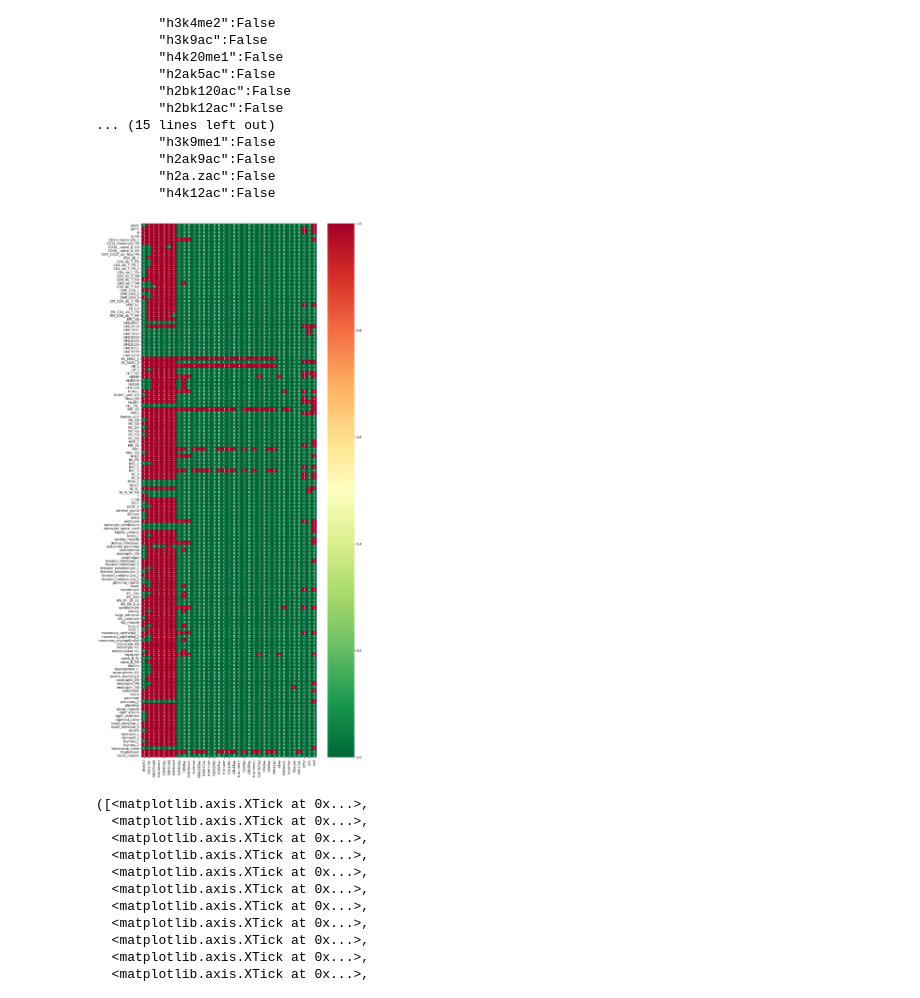
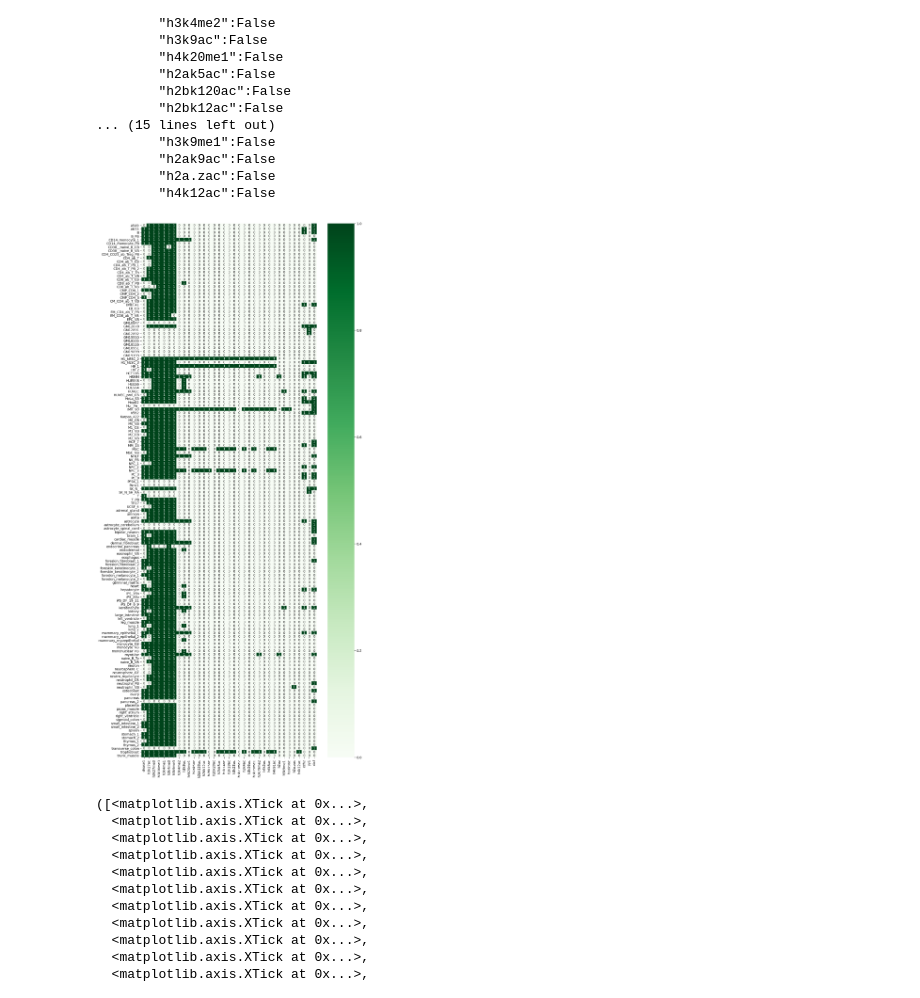
Before and after one commit to Cold7/explore-ensembl-regulatory-data, a Jupyter notebook: explore_ensembl101_data.ipynb, the cells around one changed output. Cells and saved outputs as stored; diff of their text form; code cells hidden in the pictures.

```diff
--- a/explore_ensembl101_data.ipynb
+++ b/explore_ensembl101_data.ipynb
@@ -132,19 +132,19 @@ df2.to_csv("data_ensembl.tsv", sep="\t")
 # %%
 import seaborn as sns
 import matplotlib.pyplot as plt
 %matplotlib inline
 
 
 
 factor = 2
 fig, ax = plt.subplots(1, 1, figsize = (4*3, 3*10), dpi = 100)
 
-sns.heatmap(df2, cmap='RdYlGn_r', annot=True, ax = ax)
+sns.heatmap(df2, cmap='Greens', annot=True, ax = ax)
 # fig = sns_plot.get_figure()
 # fig.savefig("output.svg",  format='svg', dpi=1200, bbox_to_anchor = 'tight')
 plt.show()
 # %% [output]
-[figure, old version]
+[figure, new version]
 # %%
 #doing histogram of experiments
 
```
Also changed, not shown: parts of 5 cells of this notebook.
